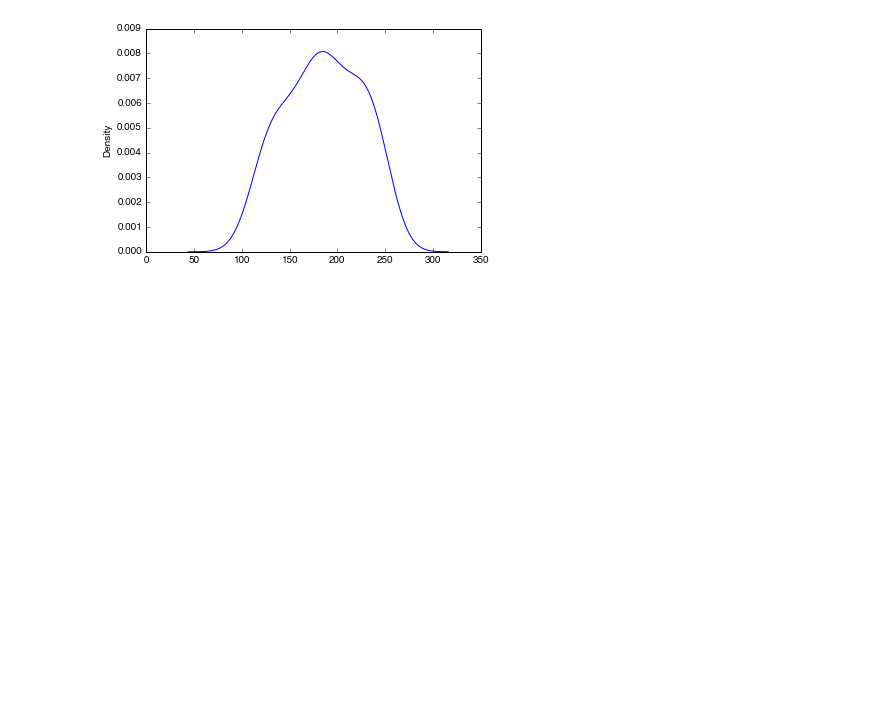
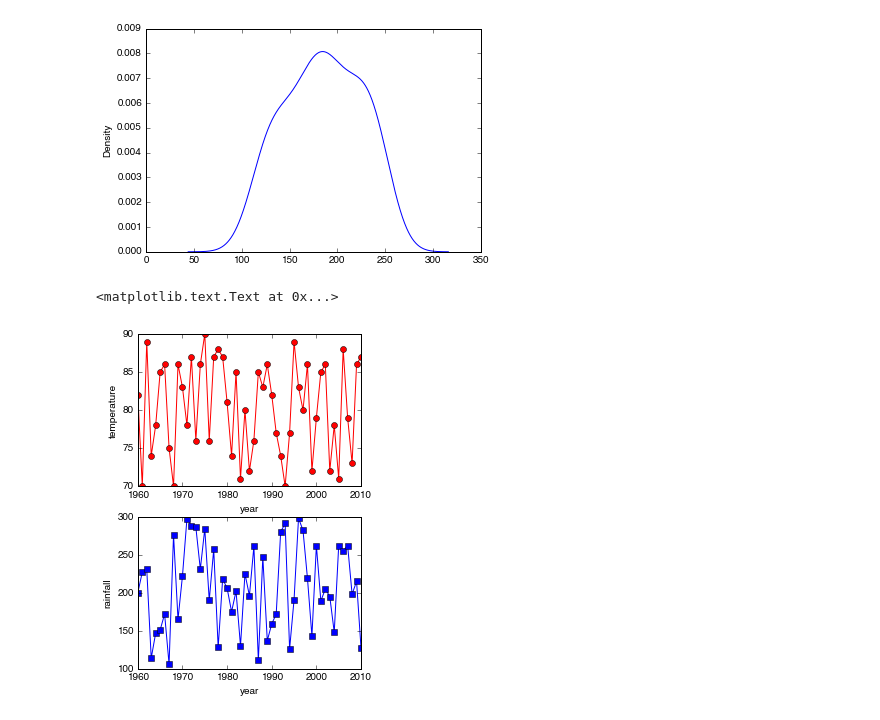
Before and after one commit to dotsdl/swc_northeastern_python, a Jupyter notebook: Mosquitoes.ipynb, the cells around one changed output. Drawn from its saved outputs; the diff is of its cells as text; code cells hidden in the pictures; blank space fills up the shorter version.

```diff
--- a/Mosquitoes.ipynb
+++ b/Mosquitoes.ipynb
@@ -445,7 +445,17 @@ import matplotlib.pyplot as plt
 # %%
 fig = plt.figure(figsize=(4, 6))
 
 ax1 = fig.add_subplot(2, 1, 1)
 
 ax1.plot(data['year'], data['temperature'], 'ro-')
 ax1.set_xlabel('year')
+ax1.set_ylabel('temperature')
+
+ax2 = fig.add_subplot(2, 1, 2)
+
+ax2.plot(data['year'], data['rainfall'], 'bs-')
+ax2.set_xlabel('year')
+ax2.set_ylabel('rainfall')
+# %% [output]
+<matplotlib.text.Text at 0x...>
+[figure, added]
```
